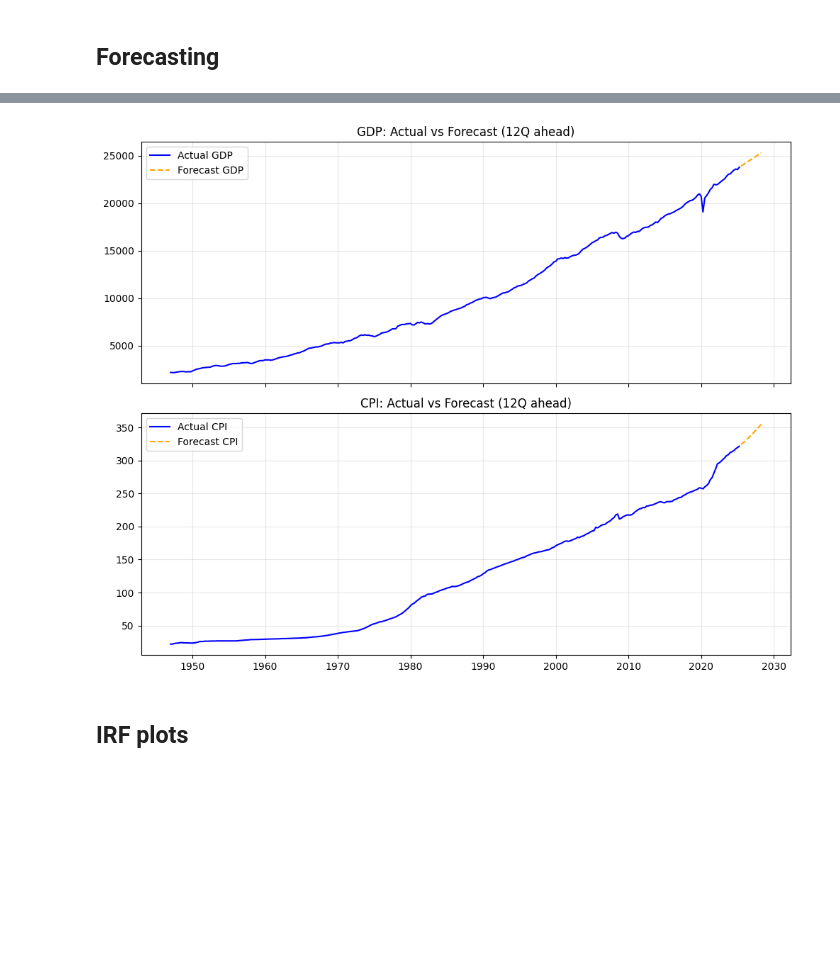
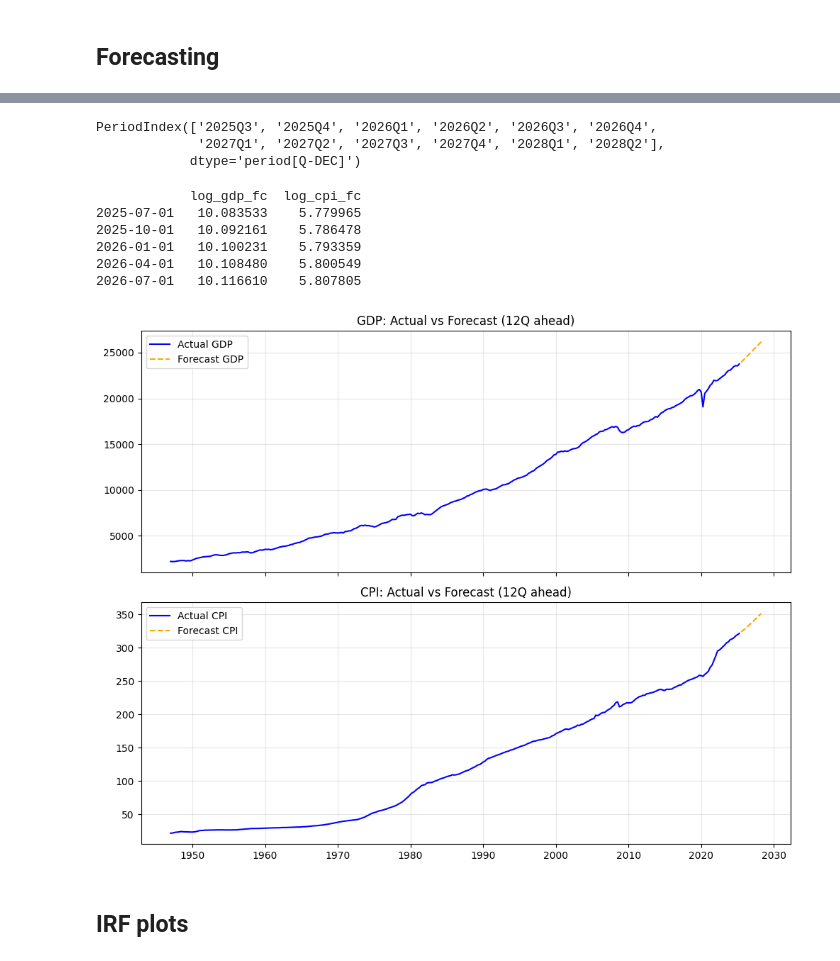
Before and after one commit to ruchimal3586/investment-analytics, a Jupyter notebook: macro-credit-sim/notebooks/macro-vecm-demo.ipynb, the cells around one changed output, grey strips where cells are left out. Drawn from its saved outputs; the diff is of its cells as text; code cells hidden in the pictures; blank space fills up the shorter version.

Commit message:
Update macro-vecm-demo notebook and macro-credit-sim README

```diff
--- a/macro-credit-sim/notebooks/macro-vecm-demo.ipynb
+++ b/macro-credit-sim/notebooks/macro-vecm-demo.ipynb
@@ -26,7 +35,7 @@ cpi = fred.get_series("CPIAUCSL")   # CPI, monthly
 gdp = gdp.to_frame(name="gdp")      # index: DatetimeIndex (quarter end)
 cpi = cpi.to_frame(name="cpi")      # index: DatetimeIndex (month end)
 # %%
-# ── 2) Make CPI quarterly ──────────────────────────────────────────────────────
+# ── 2) Make variables quarterly ──────────────────────────────────────────────────────
 
 cpi_q = cpi.resample("Q-DEC").last()
 cpi_q.index = cpi_q.index.to_period("Q-DEC")
@@ -35,8 +44,9 @@ cpi_q.index = cpi_q.index.to_period("Q-DEC")
 gdp_q = gdp.copy()
 gdp_q.index = gdp_q.index.to_period("Q-DEC")
 
+
 # ── 3) Merge to one quarterly DataFrame & take logs ────────────────────────────
-df_q = pd.concat([gdp_q, cpi_q], axis=1).dropna()    # inner join on common quarters
+df_q = pd.concat([gdp_q, cpi_q, df_ex], axis=1).dropna()    # inner join on common quarters
 macro_levels = np.log(df_q).rename(columns={"gdp": "log_gdp", "cpi": "log_cpi"})
 # %%
 print(df_q.head())
@@ -66,0 +74,6 @@ import matplotlib.pyplot as plt
+# %%
+
+# ── 4) Unit-root checks (expect non-stationary logs)
+for col in ["log_gdp", "log_cpi"]:
+    pval = adfuller(macro_levels[col])[1]
+    print(f"ADF p-value for {col}: {pval:.3f}")
@@ -275,24 +404,2 @@ Stagflation:
 # %% [markdown]
 ## Forecasting
-# %%
-
-
-# Forecast horizon
-n_ahead = 12
-lag_order = var.k_ar
-forecast_input = macro_levels.values[-lag_order:]
-
-# Forecast log-levels
-fc = var.forecast(y=forecast_input, steps=n_ahead)
-forecast_index = pd.period_range(macro_levels.index[-1] + 1, periods=n_ahead, freq='Q')
-df_forecast = pd.DataFrame(fc, index=forecast_index, columns=[f"{c}_log_fc" for c in macro_levels.columns])
-
-# Combine actual + forecast
-df_combined = pd.concat([
-    macro_levels.rename(columns=lambda c: f"{c}_log_actual"),
-    df_forecast
-])
-
-# Back-transform to actual scale
-df_combined["GDP_forecast"] = np.exp(df_combined["log_gdp_log_fc"])
-df_combined["CPI_forecast"] = np.exp(df_combined["log_cpi_log_fc"])
@@ -298,0 +417,6 @@ df_combined["CPI_forecast"] = np.exp(df_combined["log_cpi_log_fc"])
+# %%
+df_forecast.index
+# %% [output]
+PeriodIndex(['2025Q3', '2025Q4', '2026Q1', '2026Q2', '2026Q3', '2026Q4',
+             '2027Q1', '2027Q2', '2027Q3', '2027Q4', '2028Q1', '2028Q2'],
+            dtype='period[Q-DEC]')
@@ -299,29 +458,40 @@ df_combined["CPI_forecast"] = np.exp(df_combined["log_cpi_log_fc"])
+# %%
+df_combined = pd.concat([macro_levels, df_forecast], axis=0)
+
+# back-transform for plotting
+df_combined["GDP_forecast"] = np.exp(df_combined["log_gdp_fc"])
+df_combined["CPI_forecast"] = np.exp(df_combined["log_cpi_fc"])
+
+print(df_forecast.head())
+# %% [output]
+            log_gdp_fc  log_cpi_fc
+2025-07-01   10.083533    5.779965
+2025-10-01   10.092161    5.786478
+2026-01-01   10.100231    5.793359
+2026-04-01   10.108480    5.800549
+2026-07-01   10.116610    5.807805
 # %%
-# Convert index to datetime for plotting
-
-macro_levels.index = macro_levels.index.to_timestamp()
-df_combined.index = df_combined.index.to_timestamp()
 
 fig, axes = plt.subplots(2, 1, figsize=(10, 8), sharex=True)
 
 # GDP actual vs forecast
 axes[0].plot(np.exp(macro_levels["log_gdp"]), label="Actual GDP", color="blue")
 axes[0].plot(df_combined["GDP_forecast"], label="Forecast GDP", color="orange", linestyle="--")
 axes[0].set_title("GDP: Actual vs Forecast (12Q ahead)")
 axes[0].legend()
 axes[0].grid(True, alpha=0.3)
 
 # Cp actual vs forecast
 axes[1].plot(np.exp(macro_levels["log_cpi"]), label="Actual CPI", color="blue")
 axes[1].plot(df_combined["CPI_forecast"], label="Forecast CPI", color="orange", linestyle="--")
 axes[1].set_title("CPI: Actual vs Forecast (12Q ahead)")
 axes[1].legend()
 axes[1].grid(True, alpha=0.3)
 
 plt.tight_layout()
 plt.show()
 # %% [output]
-[figure, old version]
+[figure, new version]
 # %% [markdown]
 ## IRF plots
 # %%
```
Also changed, not shown: parts of 26 cells of this notebook, 1 other file.
